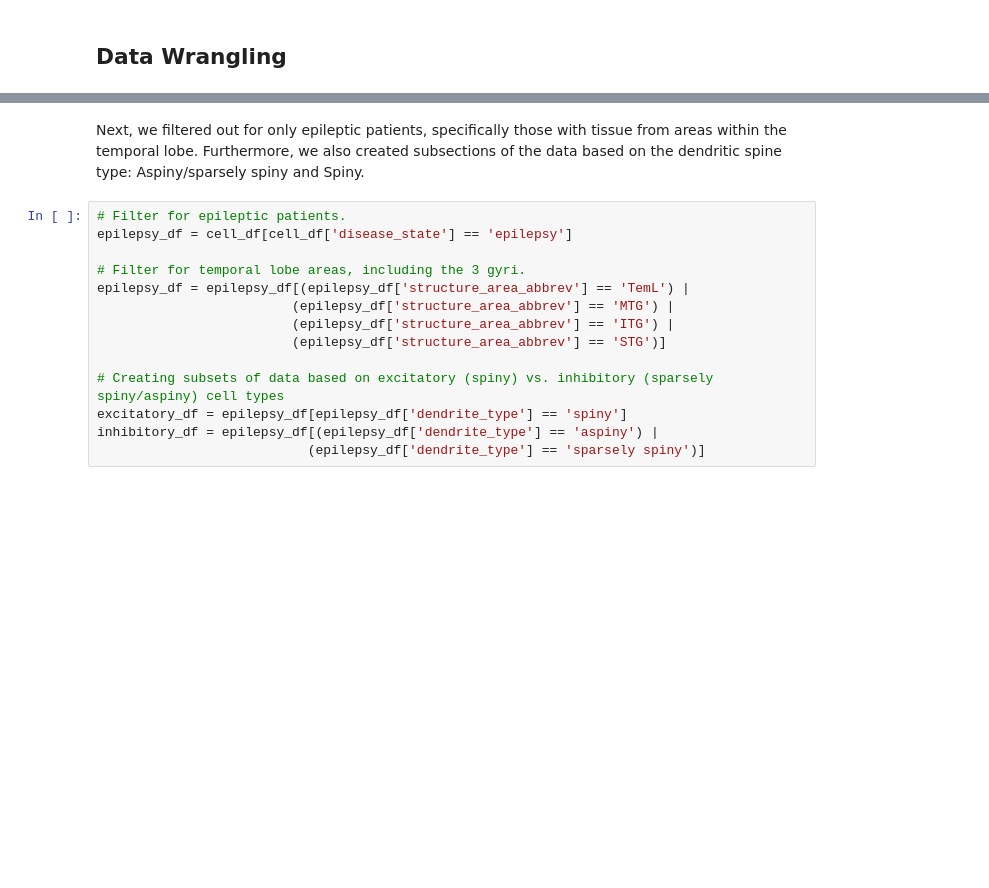
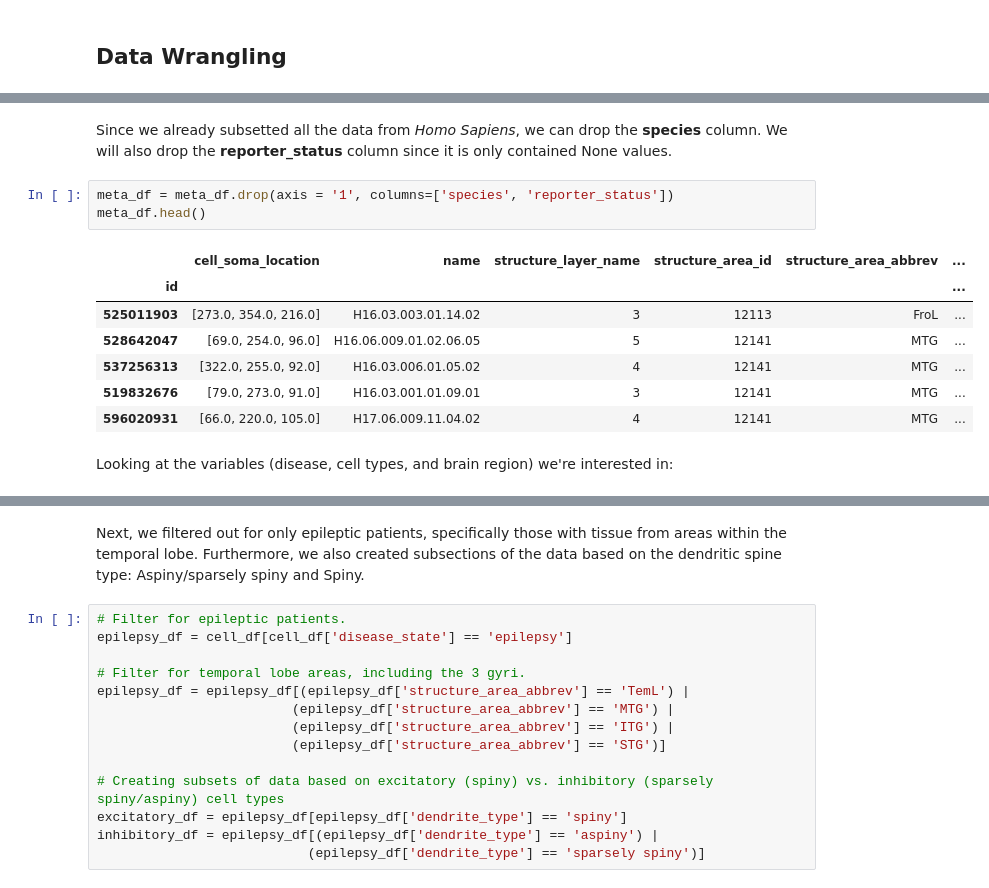
Before and after one commit to itripu/BIPN162-Cell-Types, a Jupyter notebook: CellTypesProject_template-checkpoint.ipynb, the cells around one changed output, grey strips where cells are left out. Drawn from its saved outputs; the diff is of its cells as text; blank space fills up the shorter version.

```diff
--- a/CellTypesProject_template-checkpoint.ipynb
+++ b/CellTypesProject_template-checkpoint.ipynb
@@ -69,0 +102,15 @@ We first loaded in the Allen Institute Cell Types metadata and electrophysiologi
+# %% [markdown]
+Since we already subsetted all the data from *Homo Sapiens*, we can drop the **species** column. We will also drop the **reporter_status** column since it is only contained None values.
+# %%
+meta_df = meta_df.drop(axis = '1', columns=['species', 'reporter_status'])
+meta_df.head()
+# %% [output]
+|  | cell_soma_location | name | structure_layer_name | structure_area_id | structure_area_abbrev | ... |
+| id |  |  |  |  |  | ... |
+| 525011903 | [273.0, 354.0, 216.0] | H16.03.003.01.14.02 | 3 | 12113 | FroL | ... |
+| 528642047 | [69.0, 254.0, 96.0] | H16.06.009.01.02.06.05 | 5 | 12141 | MTG | ... |
+| 537256313 | [322.0, 255.0, 92.0] | H16.03.006.01.05.02 | 4 | 12141 | MTG | ... |
+| 519832676 | [79.0, 273.0, 91.0] | H16.03.001.01.09.01 | 3 | 12141 | MTG | ... |
+| 596020931 | [66.0, 220.0, 105.0] | H17.06.009.11.04.02 | 4 | 12141 | MTG | ... |
+# %% [markdown]
+Looking at the variables (disease, cell types, and brain region) we're interested in:
```
Also changed, not shown: parts of 18 cells of this notebook, 3 other files.
